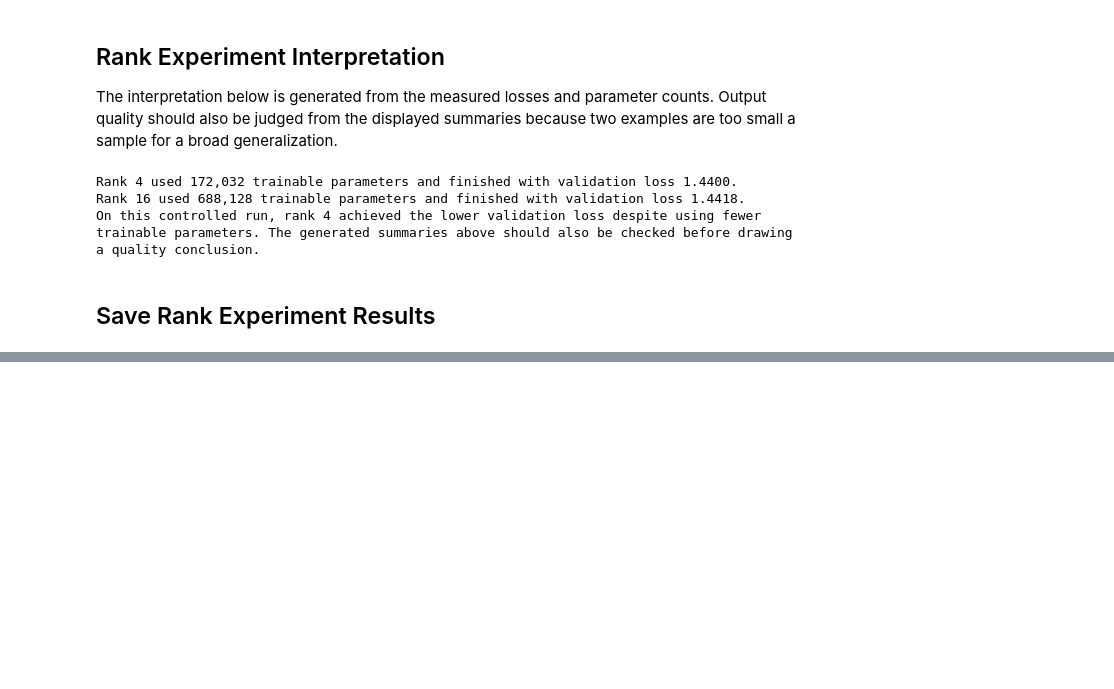
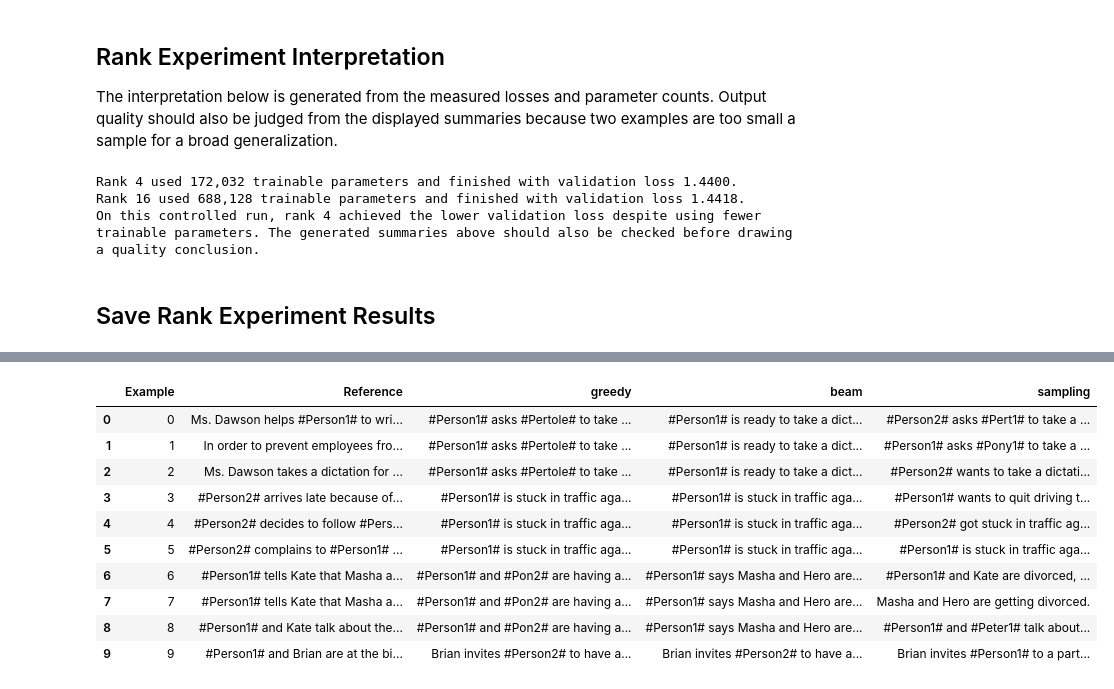
Before and after one commit to DrashtiShah23/data266-2046, a Jupyter notebook: hw5/HW5.ipynb, the cells around one changed output, grey strips where cells are left out. Cells and saved outputs as stored; diff of their text form; code cells hidden in the pictures; blank space fills up the shorter version.

Commit message:
Compare decoding strategies for LoRA summaries

```diff
--- a/hw5/HW5.ipynb
+++ b/hw5/HW5.ipynb
@@ -1587,0 +1600,17 @@ print(
+# %%
+# Use the trained rank 4 adapter for the decoding experiment.
+# Rank 4 had slightly lower validation loss while using fewer trainable parameters.
+
+DECODING_TEST_SIZE = 10
+decoding_indices = list(range(DECODING_TEST_SIZE))
+
+decoding_examples = [
+    {
+        "index": i,
+        "dialogue": test_dataset[i]["dialogue"],
+        "reference": test_dataset[i]["summary"],
+    }
+    for i in decoding_indices
+]
+
+print("Decoding evaluation examples:", len(decoding_examples))
@@ -1587,0 +1709,54 @@ print(
+# %%
+# Make sampling reproducible.
+
+random.seed(SEED)
+np.random.seed(SEED)
+torch.manual_seed(SEED)
+
+if torch.cuda.is_available():
+    torch.cuda.manual_seed(SEED)
+    torch.cuda.manual_seed_all(SEED)
+
+strategies = [
+    "greedy",
+    "beam",
+    "sampling",
+]
+
+decoding_results = []
+
+for example in decoding_examples:
+    row = {
+        "Example": example["index"],
+        "Reference": example["reference"],
+    }
+
+    for strategy in strategies:
+        row[strategy] = generate_with_strategy(
+            decoding_model,
+            example["dialogue"],
+            strategy,
+        )
+
+    decoding_results.append(row)
+
+decoding_df = pd.DataFrame(decoding_results)
+
+pd.set_option(
+    "display.max_colwidth",
+    None,
+)
+
+decoding_df
+# %% [output]
+|  | Example | Reference | greedy | beam | sampling |
+| 0 | 0 | Ms. Dawson helps #Person1# to wri... | #Person1# asks #Pertole# to take ... | #Person1# is ready to take a dict... | #Person2# asks #Pert1# to take a ... |
+| 1 | 1 | In order to prevent employees fro... | #Person1# asks #Pertole# to take ... | #Person1# is ready to take a dict... | #Person1# asks #Pony1# to take a ... |
+| 2 | 2 | Ms. Dawson takes a dictation for ... | #Person1# asks #Pertole# to take ... | #Person1# is ready to take a dict... | #Person2# wants to take a dictati... |
+| 3 | 3 | #Person2# arrives late because of... | #Person1# is stuck in traffic aga... | #Person1# is stuck in traffic aga... | #Person1# wants to quit driving t... |
+| 4 | 4 | #Person2# decides to follow #Pers... | #Person1# is stuck in traffic aga... | #Person1# is stuck in traffic aga... | #Person2# got stuck in traffic ag... |
+| 5 | 5 | #Person2# complains to #Person1# ... | #Person1# is stuck in traffic aga... | #Person1# is stuck in traffic aga... | #Person1# is stuck in traffic aga... |
+| 6 | 6 | #Person1# tells Kate that Masha a... | #Person1# and #Pon2# are having a... | #Person1# says Masha and Hero are... | #Person1# and Kate are divorced, ... |
+| 7 | 7 | #Person1# tells Kate that Masha a... | #Person1# and #Pon2# are having a... | #Person1# says Masha and Hero are... | Masha and Hero are getting divorced. |
+| 8 | 8 | #Person1# and Kate talk about the... | #Person1# and #Pon2# are having a... | #Person1# says Masha and Hero are... | #Person1# and #Peter1# talk about... |
+| 9 | 9 | #Person1# and Brian are at the bi... | Brian invites #Person2# to have a... | Brian invites #Person2# to have a... | Brian invites #Person1# to a part... |
```
Also changed, not shown: parts of 21 cells of this notebook.
